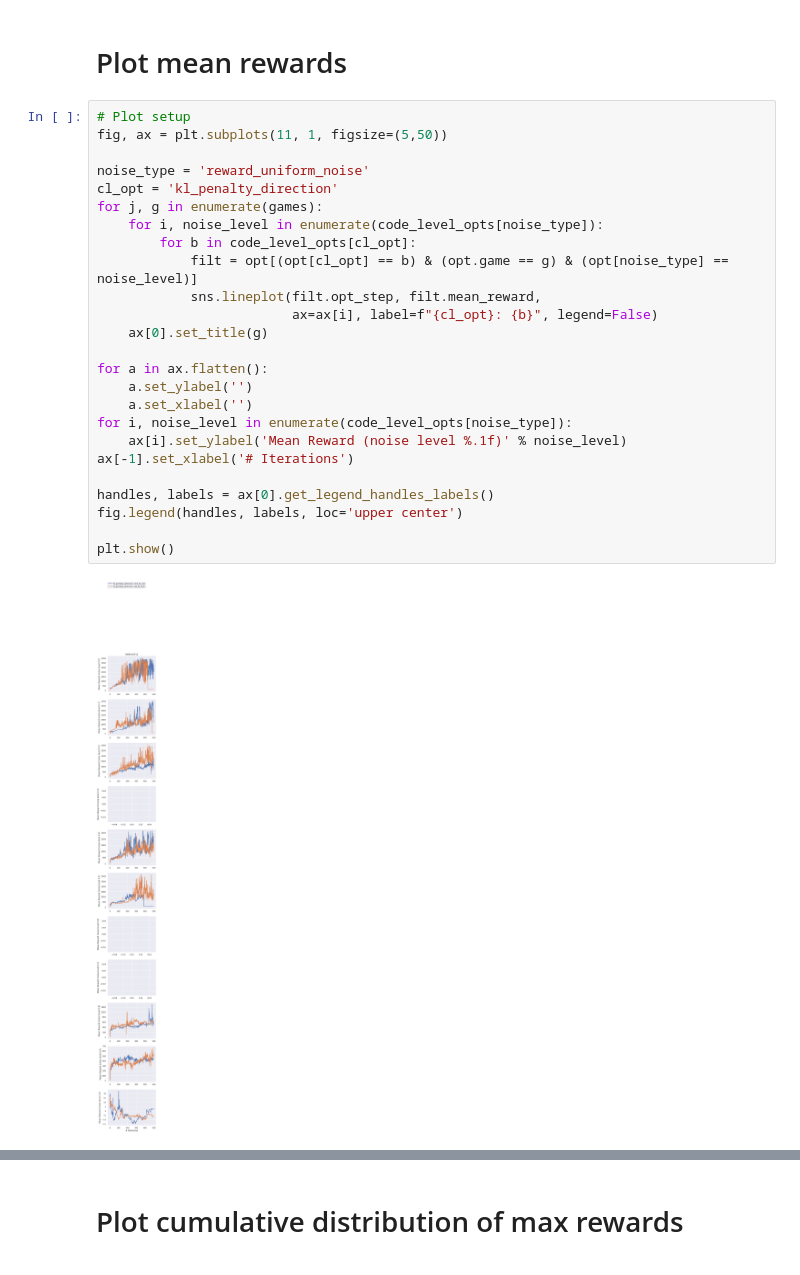
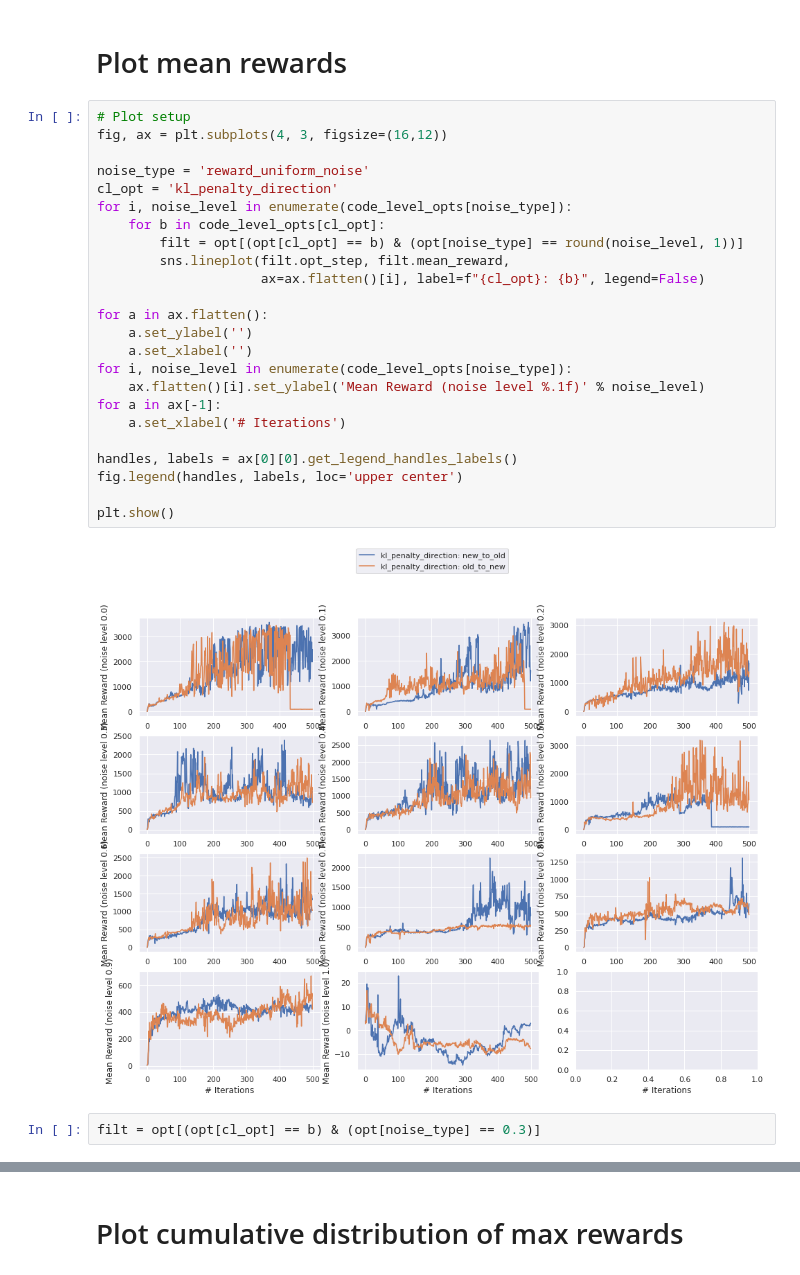
Before and after one commit to chloechsu/code-for-paper, a Jupyter notebook: analysis/experiment_results_beta_kl_unoise_debug.ipynb, the cells around one changed output, grey strips where cells are left out. Drawn from its saved outputs; the diff is of its cells as text.

```diff
--- a/analysis/experiment_results_beta_kl_unoise_debug.ipynb
+++ b/analysis/experiment_results_beta_kl_unoise_debug.ipynb
@@ -54,28 +70,29 @@ plt.show()
 # Plot mean rewards
 # %%
 # Plot setup
-fig, ax = plt.subplots(11, 1, figsize=(5,50))
+fig, ax = plt.subplots(4, 3, figsize=(16,12))
 
 noise_type = 'reward_uniform_noise'
 cl_opt = 'kl_penalty_direction'
-for j, g in enumerate(games):
-    for i, noise_level in enumerate(code_level_opts[noise_type]):
-        for b in code_level_opts[cl_opt]:
-            filt = opt[(opt[cl_opt] == b) & (opt.game == g) & (opt[noise_type] == noise_level)]
-            sns.lineplot(filt.opt_step, filt.mean_reward,
-                         ax=ax[i], label=f"{cl_opt}: {b}", legend=False)
-    ax[0].set_title(g)
+for i, noise_level in enumerate(code_level_opts[noise_type]):
+    for b in code_level_opts[cl_opt]:
+        filt = opt[(opt[cl_opt] == b) & (opt[noise_type] == round(noise_level, 1))]
+        sns.lineplot(filt.opt_step, filt.mean_reward,
+                     ax=ax.flatten()[i], label=f"{cl_opt}: {b}", legend=False)
 
 for a in ax.flatten():
     a.set_ylabel('')
     a.set_xlabel('')
 for i, noise_level in enumerate(code_level_opts[noise_type]):
-    ax[i].set_ylabel('Mean Reward (noise level %.1f)' % noise_level)
-ax[-1].set_xlabel('# Iterations')
+    ax.flatten()[i].set_ylabel('Mean Reward (noise level %.1f)' % noise_level)
+for a in ax[-1]:
+    a.set_xlabel('# Iterations')
 
-handles, labels = ax[0].get_legend_handles_labels()
+handles, labels = ax[0][0].get_legend_handles_labels()
 fig.legend(handles, labels, loc='upper center')
 
 plt.show()
 # %% [output]
-[figure, old version]
+[figure, new version]
+# %%
+filt = opt[(opt[cl_opt] == b) & (opt[noise_type] == 0.3)]
```
Also changed, not shown: parts of 2 cells of this notebook, 26 other files.
